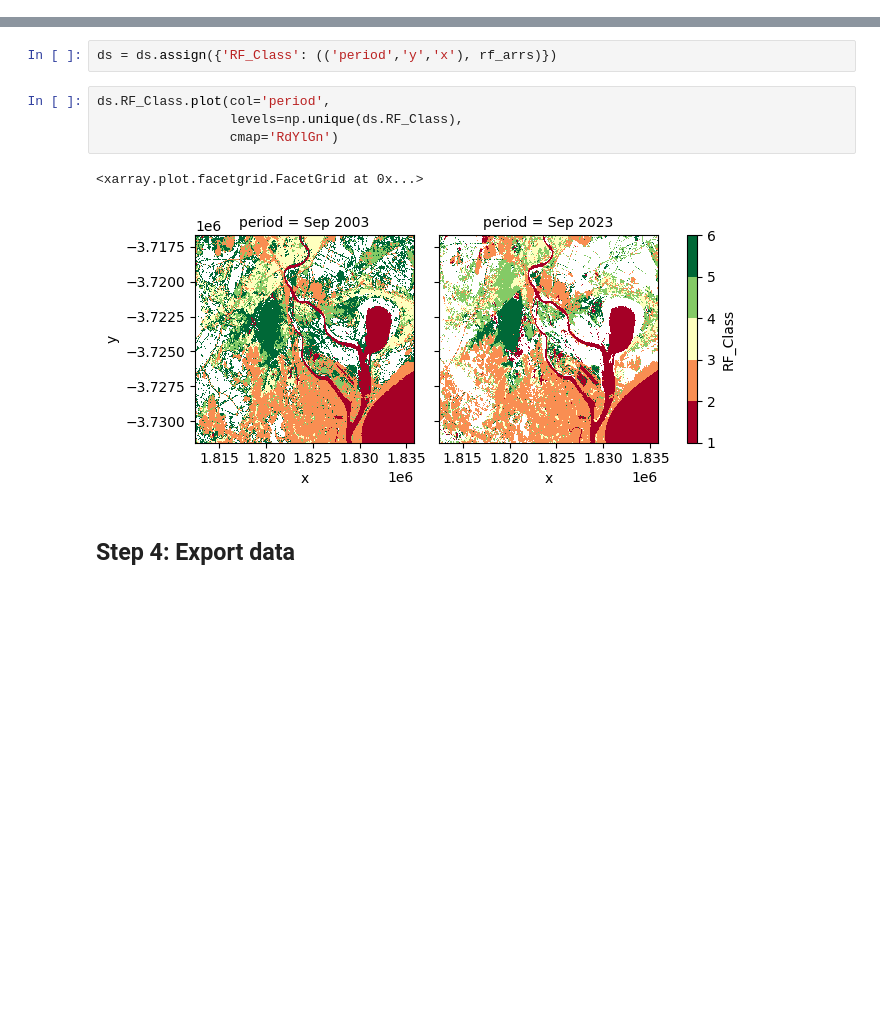
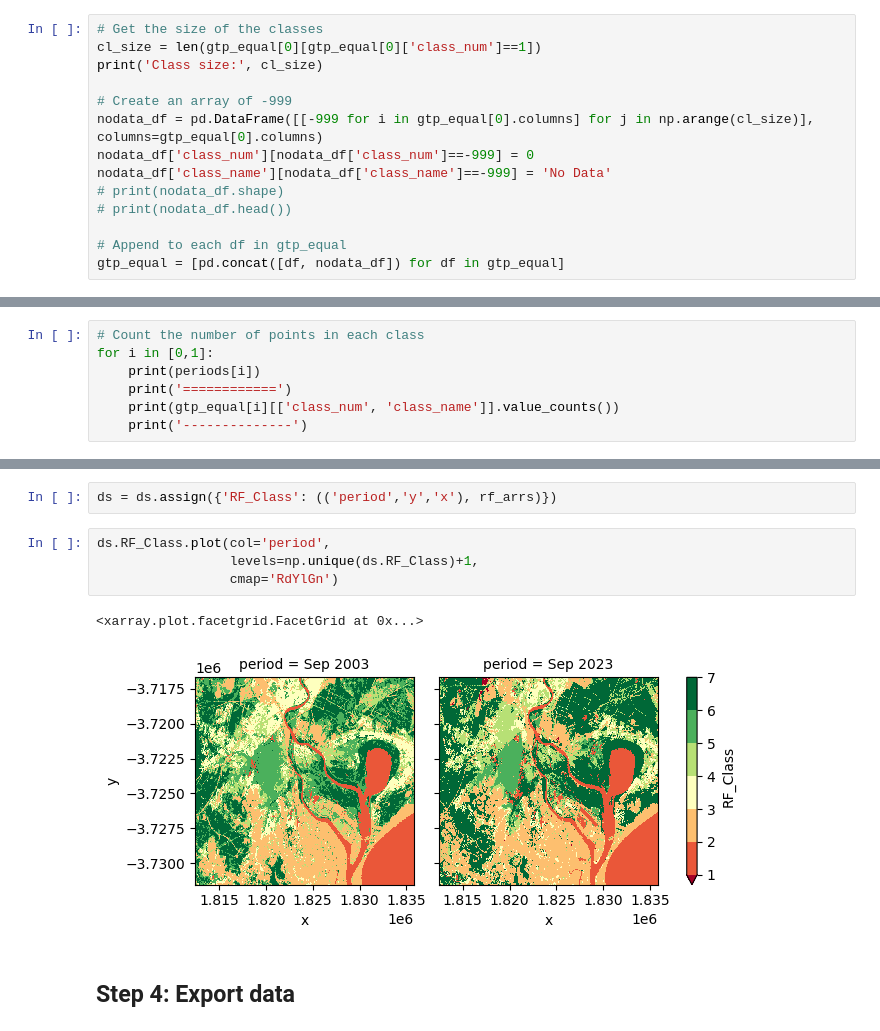
Before and after one commit to mjdear68/Hunter_Estuary_KBA, a Jupyter notebook: nbk/class_data_prep.ipynb, the cells around one changed output, grey strips where cells are left out. Saved outputs shown, nothing was run; the diff lists cells and outputs as text; blank space fills up the shorter version.

Commit message:
class_data_prep.ipynb: added No Data class

```diff
--- a/nbk/class_data_prep.ipynb
+++ b/nbk/class_data_prep.ipynb
@@ -546,0 +558,14 @@ dtype: int64
+# %%
+# Get the size of the classes
+cl_size = len(gtp_equal[0][gtp_equal[0]['class_num']==1])
+print('Class size:', cl_size)
+
+# Create an array of -999
+nodata_df = pd.DataFrame([[-999 for i in gtp_equal[0].columns] for j in np.arange(cl_size)], columns=gtp_equal[0].columns)
+nodata_df['class_num'][nodata_df['class_num']==-999] = 0
+nodata_df['class_name'][nodata_df['class_name']==-999] = 'No Data'
+# print(nodata_df.shape)
+# print(nodata_df.head())
+
+# Append to each df in gtp_equal
+gtp_equal = [pd.concat([df, nodata_df]) for df in gtp_equal]
@@ -546,0 +574,7 @@ dtype: int64
+# %%
+# Count the number of points in each class
+for i in [0,1]:
+    print(periods[i])
+    print('============')
+    print(gtp_equal[i][['class_num', 'class_name']].value_counts())
+    print('--------------')
@@ -825,11 +886,11 @@ Wall time: 5.57 s
 ds = ds.assign({'RF_Class': (('period','y','x'), rf_arrs)})
 # %%
 ds.RF_Class.plot(col='period',
-                 levels=np.unique(ds.RF_Class),
+                 levels=np.unique(ds.RF_Class)+1,
                  cmap='RdYlGn')
 # %% [output]
 <xarray.plot.facetgrid.FacetGrid at 0x...>
-[figure, old version]
+[figure, new version]
 # %% [markdown]
 ## Step 4: Export data
 # %% [markdown]
```
Also changed, not shown: parts of 13 cells of this notebook, 4 other files.
